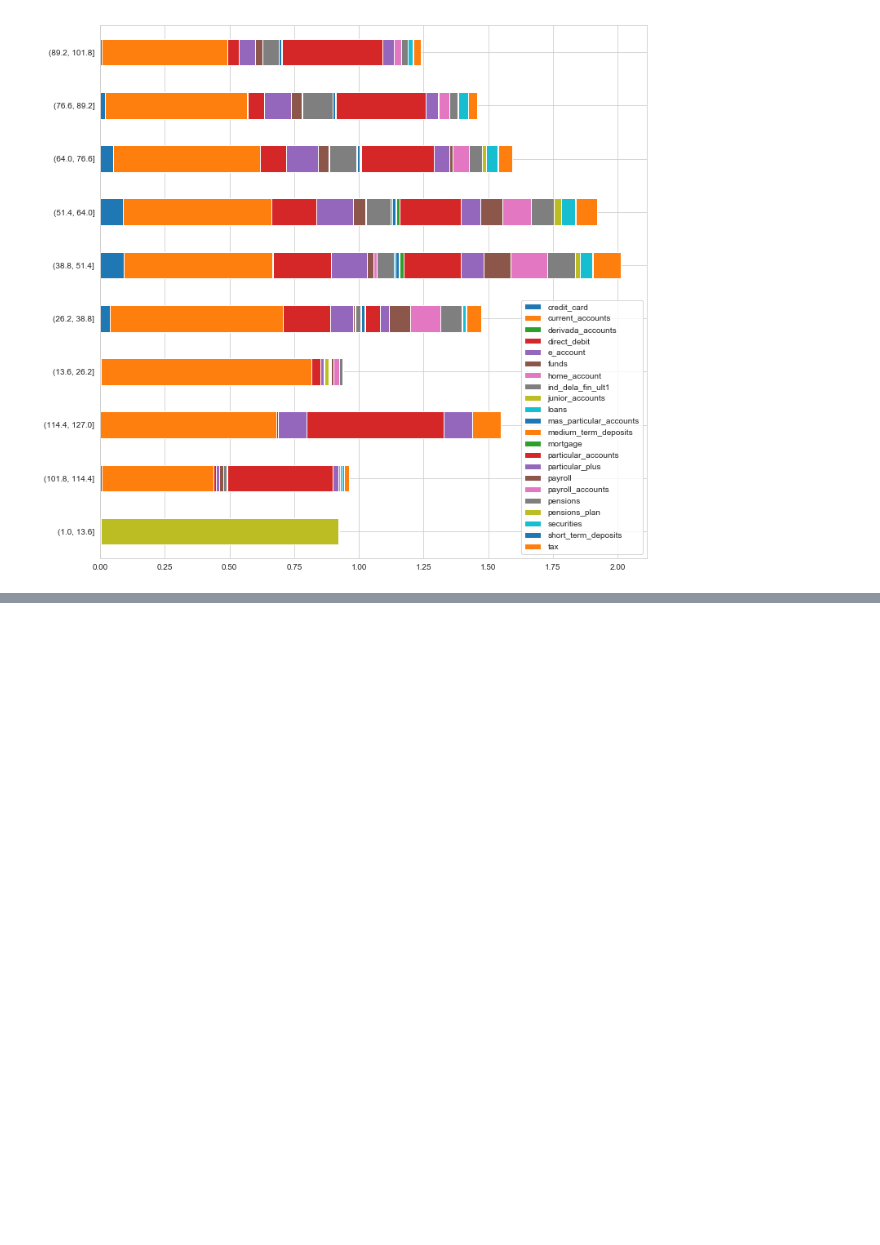
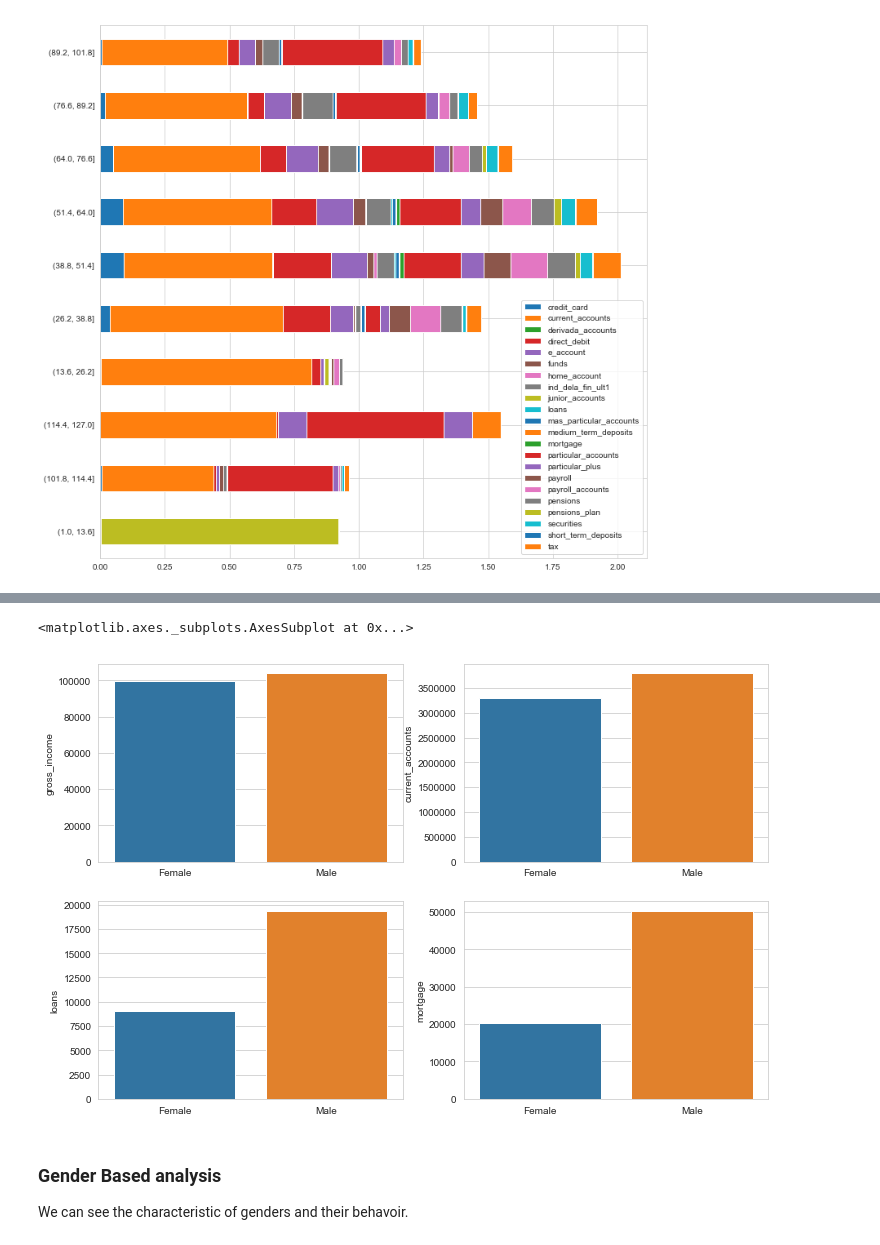
Before and after one commit to kaanbursa/customer_behavior, a Jupyter notebook: Kaan2.ipynb, the cells around one changed output, grey strips where cells are left out. Cells and saved outputs as stored; diff of their text form; code cells hidden in the pictures; blank space fills up the shorter version.

```diff
--- a/Kaan2.ipynb
+++ b/Kaan2.ipynb
@@ -136,0 +177,20 @@ sns.barplot(['Female','Male'],gender)
+# %%
+plt.figure(figsize=(12,8))
+plt.subplot(224)
+
+ax1 = plt.subplot(221)
+gender = df_all.groupby('gender')['gross_income'].median()
+sns.barplot(['Female','Male'],gender, ax=ax1)
+
+ax2 = plt.subplot(222)
+gencur = df_all.groupby('gender')['current_accounts'].sum()
+sns.barplot(['Female','Male'],gencur,ax=ax2)
+
+ax3 = plt.subplot(223)
+loans = df_all.groupby('gender')['loans'].sum()
+sns.barplot(['Female','Male'],loans,ax=ax3)
+
+ax4 = plt.subplot(224)
+mortgage = df_all.groupby('gender')['mortgage'].sum()
+sns.barplot(['Female','Male'],mortgage,ax=ax4)
+# %% [output]
@@ -136,0 +199,6 @@ sns.barplot(['Female','Male'],gender)
+<matplotlib.axes._subplots.AxesSubplot at 0x...>
+[figure, added]
+# %% [markdown]
+### Gender Based analysis
+
+We can see the characteristic of genders and their behavoir.
```
Also changed, not shown: parts of 17 cells of this notebook.
